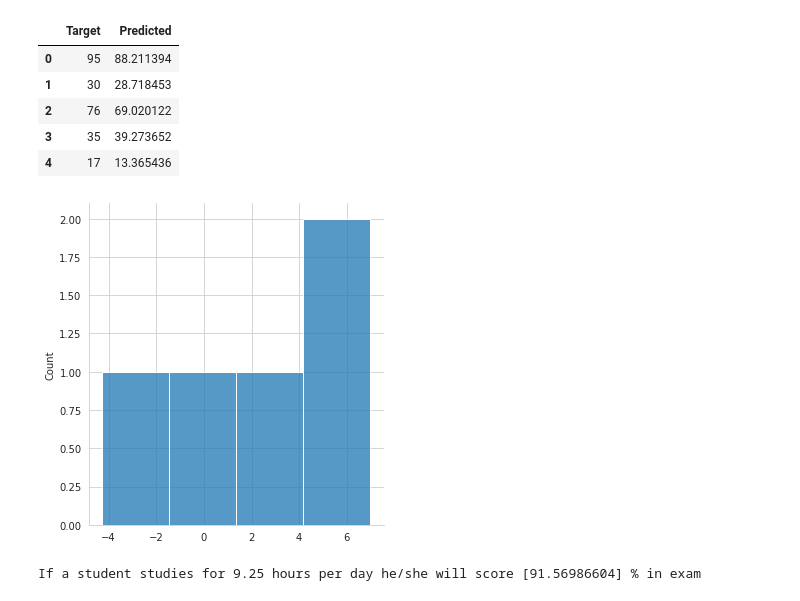
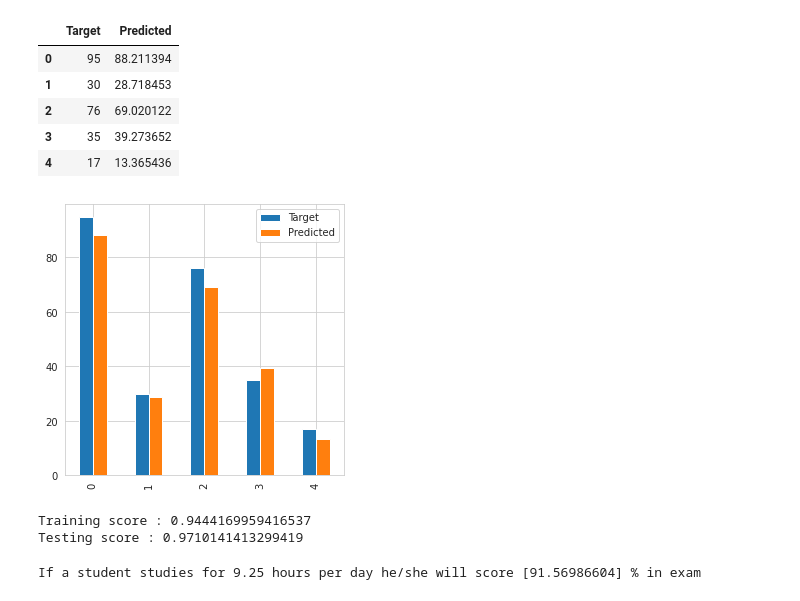
Before and after one commit to Moumita110/TSF_task-Data-Science-, a Jupyter notebook: TSFTask1.ipynb, the cells around one changed output. Cells and saved outputs as stored; diff of their text form; code cells hidden in the pictures.

```diff
--- a/TSFTask1.ipynb
+++ b/TSFTask1.ipynb
@@ -114,10 +125,17 @@ actual_predicted
 | 2 | 76 | 69.020122 |
 | 3 | 35 | 39.273652 |
 | 4 | 17 | 13.365436 |
-# %%
-sns.set_style('whitegrid')
-sns.displot(np.array(y_test-y_pred))
-plt.pyplot.show()
-# %% [output]
-[figure, removed]
+# %%
+#ploting the histogram to depict the difference between the actual and predicted value
+actual_predicted.plot(figsize=(5,5), kind='bar')
+plt.pyplot.show()
+# %% [output]
+[figure, added]
+# %%
+#scores of the training and testing
+print("Training score :", reg.score(x_train,y_train))
+print("Testing score :", reg.score(x_test,y_test))
+# %% [output]
+Training score : 0.9444169959416537
+Testing score : 0.9710141413299419
 # %%
```
Also changed, not shown: parts of 11 cells of this notebook.
